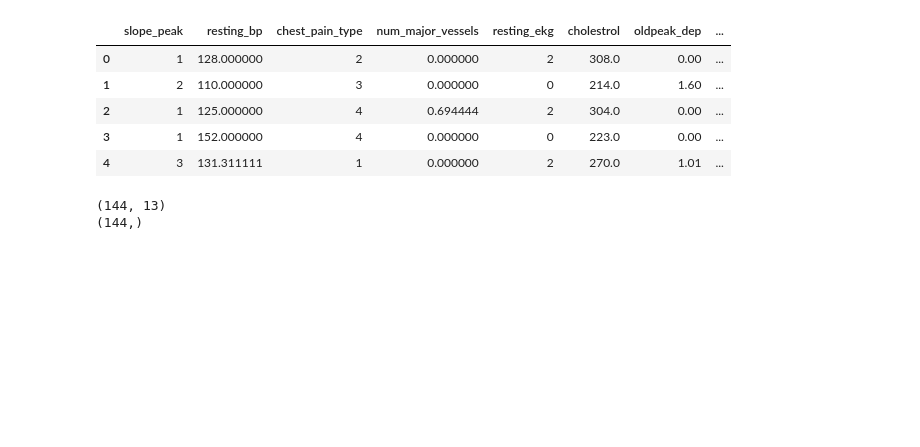
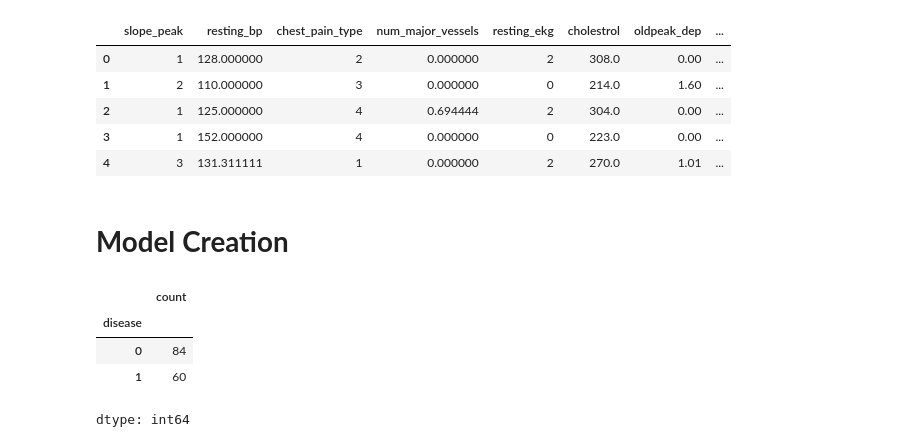
Before and after one commit to abhishek01bv/Heart_diease_prediction, a Jupyter notebook: Project_Heart_Disease_.ipynb, the cells around one changed output. Cells and saved outputs as stored; diff of their text form; code cells hidden in the pictures; blank space fills up the shorter version.

```diff
--- a/Project_Heart_Disease_.ipynb
+++ b/Project_Heart_Disease_.ipynb
@@ -288,12 +267,16 @@ df2.head()
 # %%
 x= df2.drop('disease', axis=1)
 y= df2['disease']
+# %% [markdown]
+# **Model** **Creation**
 # %%
 from sklearn.model_selection import train_test_split
 X_train, X_test, y_train, y_test = train_test_split(x, y, test_size=0.2, random_state=42)
-# %%
-print(X_train.shape)
-print(y_train.shape)
-# %% [output]
-(144, 13)
-(144,)
+# %%
+y_train.value_counts()
+# %% [output]
+|  | count |
+| disease |  |
+| 0 | 84 |
+| 1 | 60 |
+dtype: int64
```
Also changed, not shown: parts of 40 cells of this notebook.
